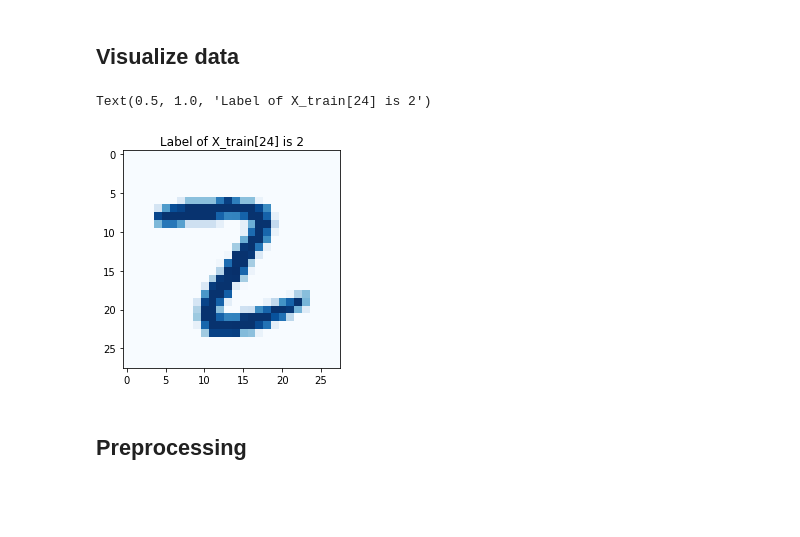
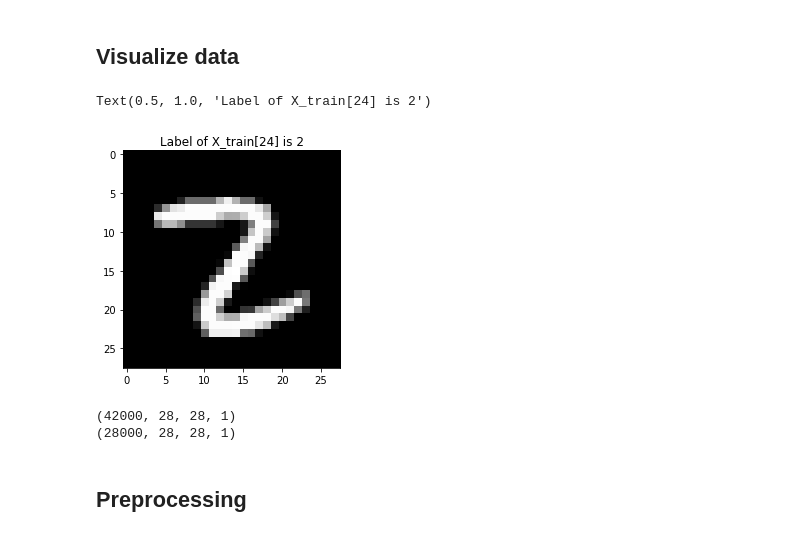
Before and after one commit to Sivaluxan1997/Digit_Recognizer, a Jupyter notebook: src/digit_recognizer.ipynb, the cells around one changed output. Drawn from its saved outputs; the diff is of its cells as text; code cells hidden in the pictures; blank space fills up the shorter version.

```diff
--- a/src/digit_recognizer.ipynb
+++ b/src/digit_recognizer.ipynb
@@ -85,11 +80,20 @@ X_train,X_test,y_train
 ## Visualize data
 # %%
 X_train=X_train.reshape(X_train.shape[0],28,28)    # convert train data set in [num train images,28,28] format
-plt.imshow(X_train[24],plt.get_cmap('Blues'))
+plt.imshow(X_train[24],plt.get_cmap('gray'))
 plt.title( "Label of X_train[24] is "+str(y_train[24]))
 # %% [output]
 Text(0.5, 1.0, 'Label of X_train[24] is 2')
-[figure, old version]
+[figure, new version]
+# %%
+#reshape to gray scale image by adding 1 as dimension
+X_train=X_train.reshape(X_train.shape[0],28,28,1)
+print(X_train.shape)
+X_test=X_test.reshape(X_test.shape[0],28,28,1)
+print(X_test.shape)
+# %% [output]
+(42000, 28, 28, 1)
+(28000, 28, 28, 1)
 # %% [markdown]
 ## Preprocessing
 # %%
```
Also changed, not shown: parts of 10 cells of this notebook.
